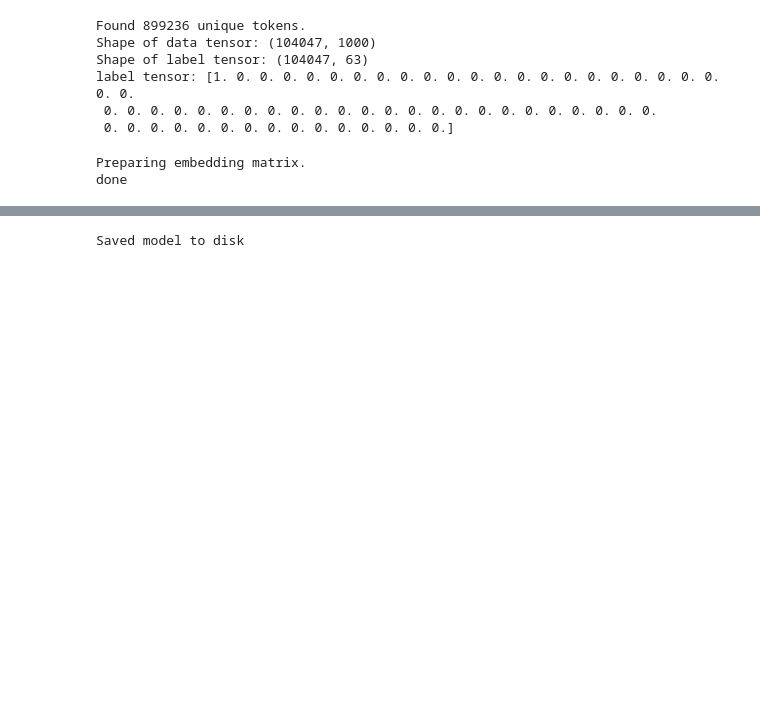
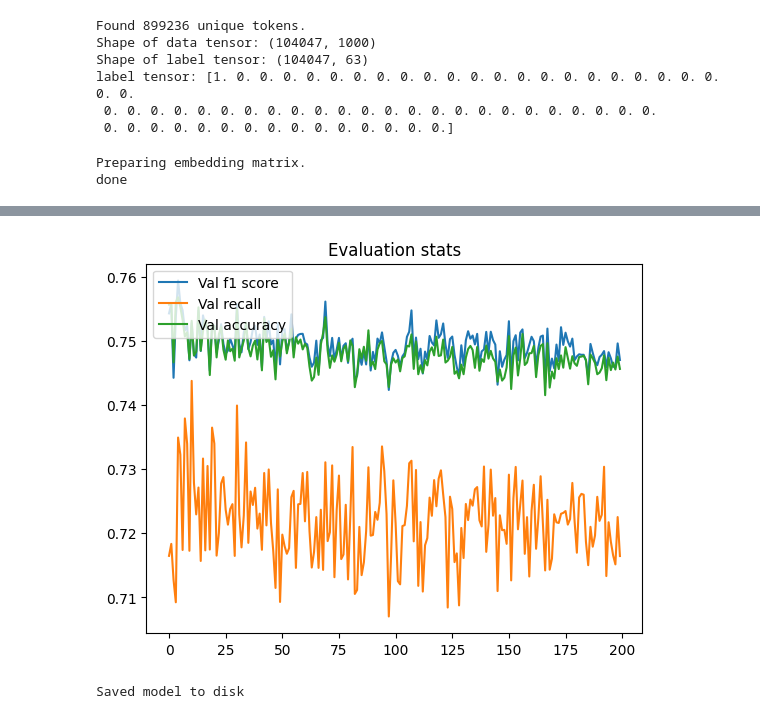
Before and after one commit to sashimdr8/Nepali-News-Classification, a Jupyter notebook: Nepali News Classification.ipynb, the cells around one changed output, grey strips where cells are left out. Drawn from its saved outputs; the diff is of its cells as text; code cells hidden in the pictures; blank space fills up the shorter version.

```diff
--- a/Nepali News Classification.ipynb
+++ b/Nepali News Classification.ipynb
@@ -370,3 +370,14 @@ pyplot.show()
+# %%
+pyplot.plot(history.history["val_f1_m"],  label="Val f1 score")
+
+pyplot.plot(history.history["val_recall_m"], label="Val recall")
+pyplot.plot(history.history['val_acc'] , label="Val accuracy")
+
+pyplot.title('Evaluation stats')
+pyplot.legend(loc="upper left")
+pyplot.show()
+# %% [output]
+[figure, added]
 # %%
 # serialize model to JSON
 model_json = m.to_json()
```
Also changed, not shown: parts of 4 cells of this notebook.
